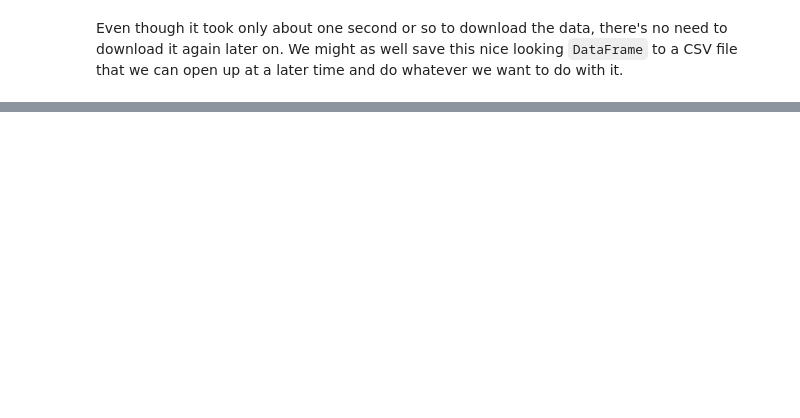
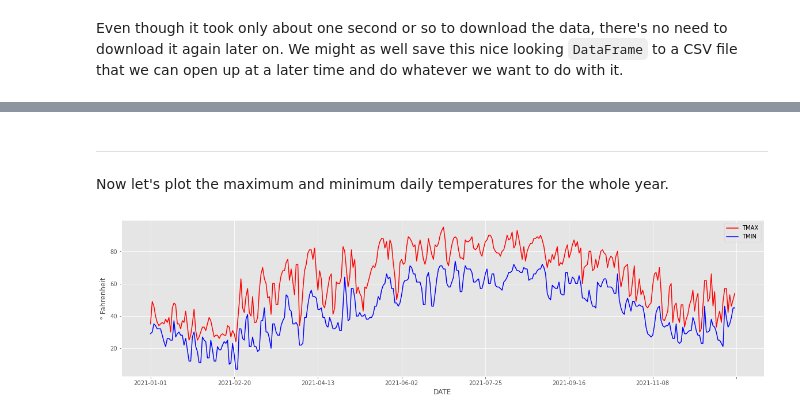
Before and after one commit to holsapple/pandas_tutorial, a Jupyter notebook: notebooks/intro_pandas.ipynb, the cells around one changed output, grey strips where cells are left out. Saved outputs shown, nothing was run; the diff lists cells and outputs as text; code cells hidden in the pictures; blank space fills up the shorter version.

```diff
--- a/notebooks/intro_pandas.ipynb
+++ b/notebooks/intro_pandas.ipynb
@@ -655,0 +662,14 @@ weather_scraped.to_csv('../data/wx_pitt_pa_jun22.csv')
+# %%
+def download_GHCND_weather(station, start, end):
+    # If we remove the 'datatypeid' keyword in the URL, it will download all available datatypes
+    url_template = 'https://www.ncdc.noaa.gov/cdo-web/api/v2/data?datasetid={data_id}&limit={max_items}&'\
+                   'stationid={station_id}&startdate={start_date}&enddate={end_date}'
+    # Some things we are leaving unchanged from above and constant with regard to this function we are creating.
+    # The 'data_id' will be fixed as 'GHCND'. The 'max_items' will be fixed as 1000.
+    # We will pass the 'station_id', 'start_date', and 'end_date' parameters into the function.
+    url = url_template.format(data_id=data_id, max_items=max_items, station_id=station,
+                              start_date=start, end_date=end)
+    # The 'user_agent' and 'token' parameters will be the same as those above. We may consider them gloabal variables.
+    response = requests.get(url, headers={'User-Agent': user_agent, 'Token': token})
+    data = json.loads(response.text)
+    return data
@@ -655,0 +769,11 @@ weather_scraped.to_csv('../data/wx_pitt_pa_jun22.csv')
+# %%
+data1 = download_GHCND_weather('GHCND:USC00362574', '2021-01-01', '2021-04-30')
+data2 = download_GHCND_weather('GHCND:USC00362574', '2021-05-01', '2021-08-31')
+data3 = download_GHCND_weather('GHCND:USC00362574', '2021-09-01', '2021-12-31')
+
+weather_jan_apr = pd.DataFrame(data1['results'])
+weather_may_aug = pd.DataFrame(data2['results'])
+weather_sep_dec = pd.DataFrame(data3['results'])
+
+weather_scraped_raw = pd.concat([weather_jan_apr, weather_may_aug, weather_sep_dec], ignore_index=True)
+weather_scraped_raw.head(20)
@@ -655,0 +837,3 @@ weather_scraped.to_csv('../data/wx_pitt_pa_jun22.csv')
+# %%
+weather_scraped = clean_df(weather_scraped_raw)
+weather_scraped.head(20)
@@ -655,0 +894,8 @@ weather_scraped.to_csv('../data/wx_pitt_pa_jun22.csv')
+# %% [markdown]
+---
+
+Now let's plot the maximum and minimum daily temperatures for the whole year.
+# %%
+weather_scraped[['TMAX', 'TMIN']].plot(figsize=(20, 5), color=('red', 'blue'), ylabel='\xb0 Fahrenheit');
+# %% [output]
+[figure, added]
```
Also changed, not shown: parts of 29 cells of this notebook, 3 other files.
